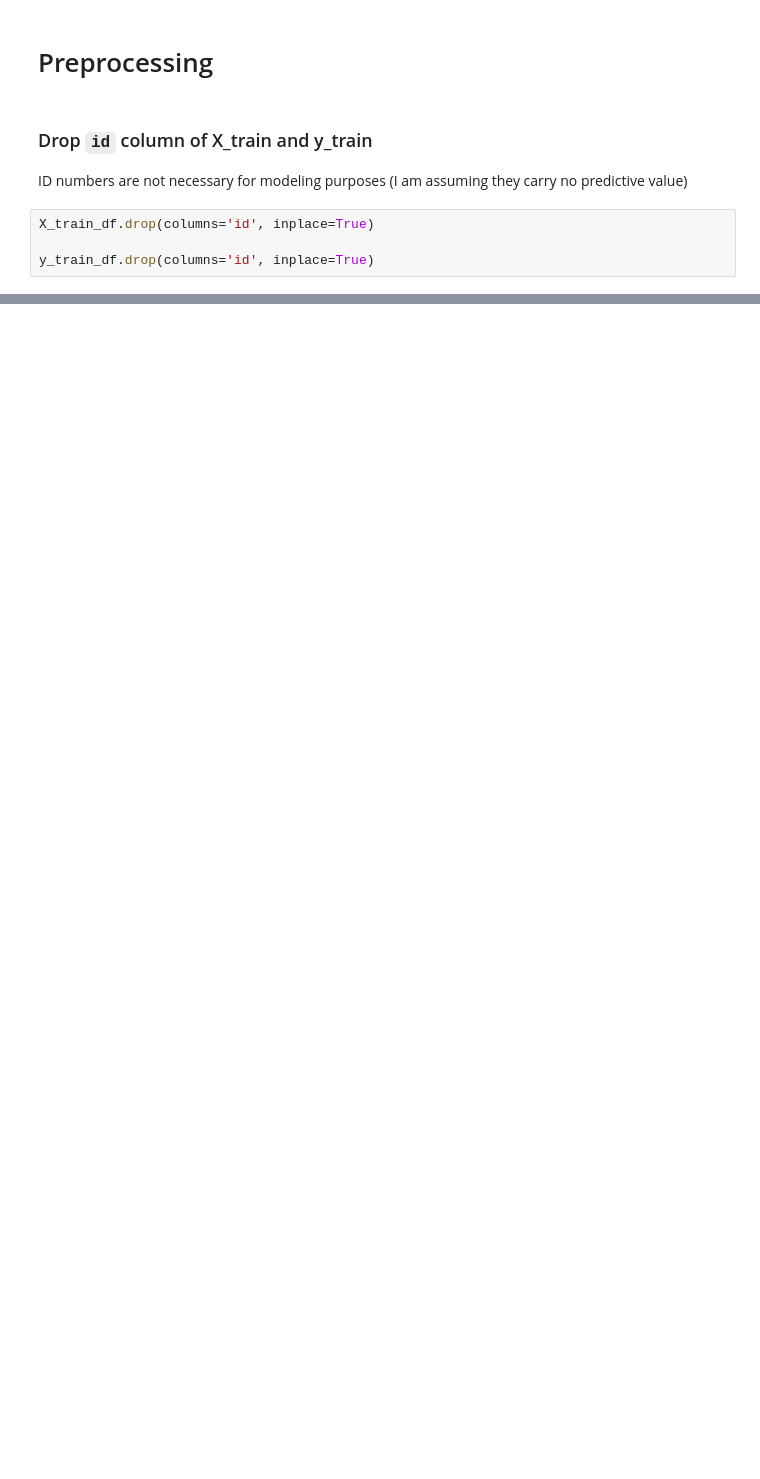
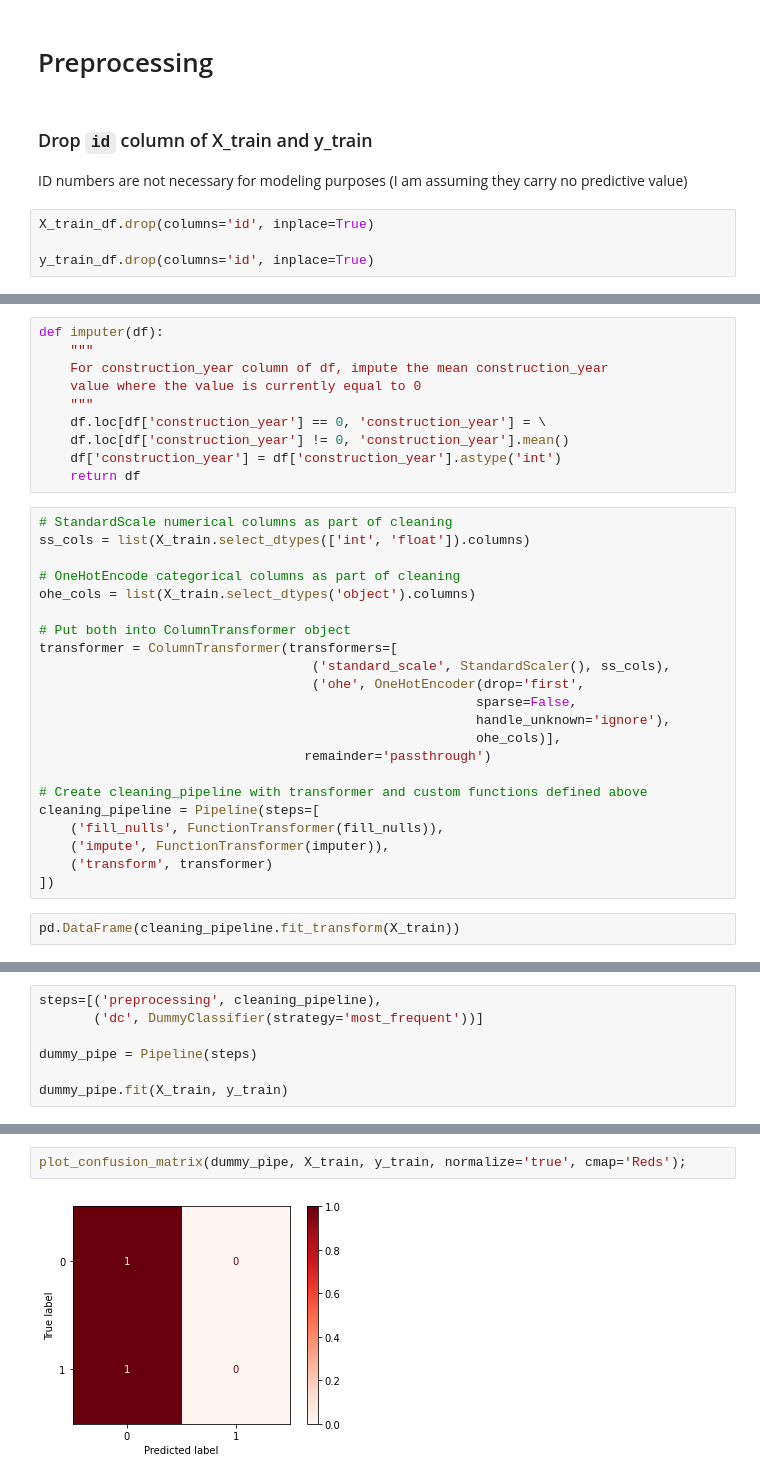
Before and after one commit to rjpost20/Classification-Project, a Jupyter notebook: Water Pump Classification Model.ipynb, the cells around one changed output, grey strips where cells are left out. Cells and saved outputs as stored; diff of their text form; blank space fills up the shorter version.

```diff
--- a/Water Pump Classification Model.ipynb
+++ b/Water Pump Classification Model.ipynb
@@ -341,0 +450,34 @@ dtype: int64
+# %%
+def imputer(df):
+    """
+    For construction_year column of df, impute the mean construction_year
+    value where the value is currently equal to 0
+    """
+    df.loc[df['construction_year'] == 0, 'construction_year'] = \
+    df.loc[df['construction_year'] != 0, 'construction_year'].mean()
+    df['construction_year'] = df['construction_year'].astype('int')
+    return df
+# %%
+# StandardScale numerical columns as part of cleaning
+ss_cols = list(X_train.select_dtypes(['int', 'float']).columns)
+
+# OneHotEncode categorical columns as part of cleaning
+ohe_cols = list(X_train.select_dtypes('object').columns)
+
+# Put both into ColumnTransformer object
+transformer = ColumnTransformer(transformers=[
+                                   ('standard_scale', StandardScaler(), ss_cols),
+                                   ('ohe', OneHotEncoder(drop='first',
+                                                        sparse=False,
+                                                        handle_unknown='ignore'),
+                                                        ohe_cols)],
+                                  remainder='passthrough')
+
+# Create cleaning_pipeline with transformer and custom functions defined above
+cleaning_pipeline = Pipeline(steps=[
+    ('fill_nulls', FunctionTransformer(fill_nulls)),
+    ('impute', FunctionTransformer(imputer)),
+    ('transform', transformer)
+])
+# %%
+pd.DataFrame(cleaning_pipeline.fit_transform(X_train))
@@ -341,0 +544,7 @@ dtype: int64
+# %%
+steps=[('preprocessing', cleaning_pipeline),
+       ('dc', DummyClassifier(strategy='most_frequent'))]
+
+dummy_pipe = Pipeline(steps)
+
+dummy_pipe.fit(X_train, y_train)
@@ -341,0 +586,4 @@ dtype: int64
+# %%
+plot_confusion_matrix(dummy_pipe, X_train, y_train, normalize='true', cmap='Reds');
+# %% [output]
+[figure, added]
```
Also changed, not shown: parts of 34 cells of this notebook.
